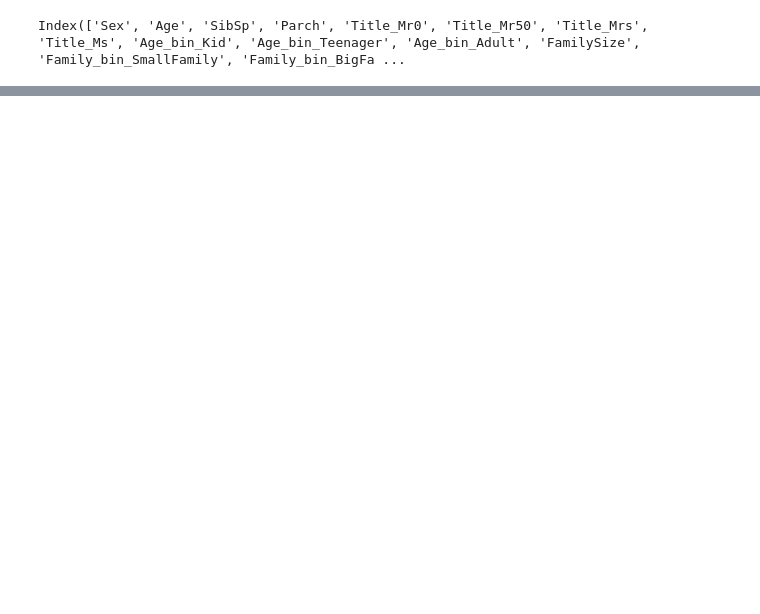
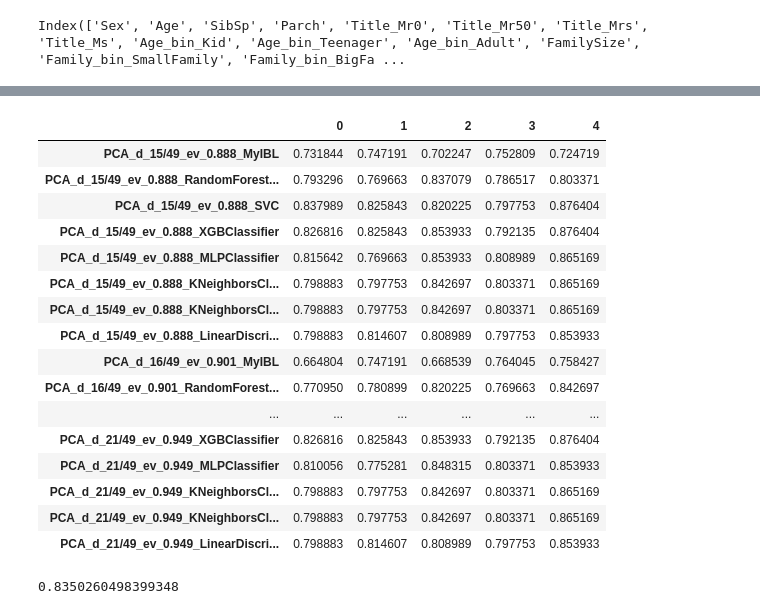
Before and after one commit to jforjohn/titanic_survival, a Jupyter notebook: FeatureSelectionAnalysis.ipynb, the cells around one changed output, grey strips where cells are left out. Cells and saved outputs as stored; diff of their text form; code cells hidden in the pictures; blank space fills up the shorter version.

Commit message:
Best feature selection models

```diff
--- a/FeatureSelectionAnalysis.ipynb
+++ b/FeatureSelectionAnalysis.ipynb
@@ -115,0 +240,5 @@ TypeError: only size-1 arrays can be converted to Python scalars
+# %%
+clfs = [IBL(), RF(n_estimators =12), SVC(gamma='scale'), XGB(), MLP(max_iter=1000), KNN(), LDA()]
+#clfs = [RF(n_estimators =12), SVC(gamma='scale'), XGB(), KNN(), LDA()]
+# %%
+train_idx, validation_idx = get_cv_data(df_train, cv=5)
@@ -115,0 +275,6 @@ TypeError: only size-1 arrays can be converted to Python scalars
+# %%
+print('Original')
+print('##################################')
+name_prefix = 'ALL_' + str(len(df_train.columns) + '_');
+models, df_model_cvaccuracies, df_model_info, df_ens_features, df_ens_test = run_models(clfs, df_train, df_test, train_idx, validation_idx, name_prefix, cv=True, ens=True)
+df_model_info
@@ -115,0 +293,12 @@ TypeError: only size-1 arrays can be converted to Python scalars
+# %%
+print('PCA')
+print('##################################')
+df_results_pca = pd.DataFrame()
+df_results_pca_cv = pd.DataFrame()
+for n_dim in range(15, 22):
+    print(n_dim, ' dimensions')
+    pca_train, pca_test, ev = MyFeatureSelection.applyPCA(df_train, df_test, n_dim)
+    name_prefix = 'PCA_d_' + str(n_dim) + '/' + str(len(df_train.columns)) + '_ev_' + str(round(ev,3)) + '_'
+    models, df_model_cvaccuracies, df_model_info, df_ens_features, df_ens_test = run_models(clfs, df_train, df_test, train_idx, validation_idx, name_prefix, cv=True, ens=True)
+    df_results_pca_cv = pd.concat([df_results_pca_cv, df_model_cvaccuracies], axis=0)
+    df_results_pca = pd.concat([df_results_pca, df_model_info], axis=0)
@@ -115,0 +363,24 @@ TypeError: only size-1 arrays can be converted to Python scalars
+# %%
+df_results_pca_cv
+# %% [output]
+|  | 0 | 1 | 2 | 3 | 4 |
+| PCA_d_15/49_ev_0.888_MyIBL | 0.731844 | 0.747191 | 0.702247 | 0.752809 | 0.724719 |
+| PCA_d_15/49_ev_0.888_RandomForest... | 0.793296 | 0.769663 | 0.837079 | 0.786517 | 0.803371 |
+| PCA_d_15/49_ev_0.888_SVC | 0.837989 | 0.825843 | 0.820225 | 0.797753 | 0.876404 |
+| PCA_d_15/49_ev_0.888_XGBClassifier | 0.826816 | 0.825843 | 0.853933 | 0.792135 | 0.876404 |
+| PCA_d_15/49_ev_0.888_MLPClassifier | 0.815642 | 0.769663 | 0.853933 | 0.808989 | 0.865169 |
+| PCA_d_15/49_ev_0.888_KNeighborsCl... | 0.798883 | 0.797753 | 0.842697 | 0.803371 | 0.865169 |
+| PCA_d_15/49_ev_0.888_KNeighborsCl... | 0.798883 | 0.797753 | 0.842697 | 0.803371 | 0.865169 |
+| PCA_d_15/49_ev_0.888_LinearDiscri... | 0.798883 | 0.814607 | 0.808989 | 0.797753 | 0.853933 |
+| PCA_d_16/49_ev_0.901_MyIBL | 0.664804 | 0.747191 | 0.668539 | 0.764045 | 0.758427 |
+| PCA_d_16/49_ev_0.901_RandomForest... | 0.770950 | 0.780899 | 0.820225 | 0.769663 | 0.842697 |
+| ... | ... | ... | ... | ... | ... |
+| PCA_d_21/49_ev_0.949_XGBClassifier | 0.826816 | 0.825843 | 0.853933 | 0.792135 | 0.876404 |
+| PCA_d_21/49_ev_0.949_MLPClassifier | 0.810056 | 0.775281 | 0.848315 | 0.803371 | 0.853933 |
+| PCA_d_21/49_ev_0.949_KNeighborsCl... | 0.798883 | 0.797753 | 0.842697 | 0.803371 | 0.865169 |
+| PCA_d_21/49_ev_0.949_KNeighborsCl... | 0.798883 | 0.797753 | 0.842697 | 0.803371 | 0.865169 |
+| PCA_d_21/49_ev_0.949_LinearDiscri... | 0.798883 | 0.814607 | 0.808989 | 0.797753 | 0.853933 |
+# %%
+max(df_results_pca['Accuracy'])
+# %% [output]
+0.8350260498399348
```
Also changed, not shown: parts of 42 cells of this notebook, 3 other files.
